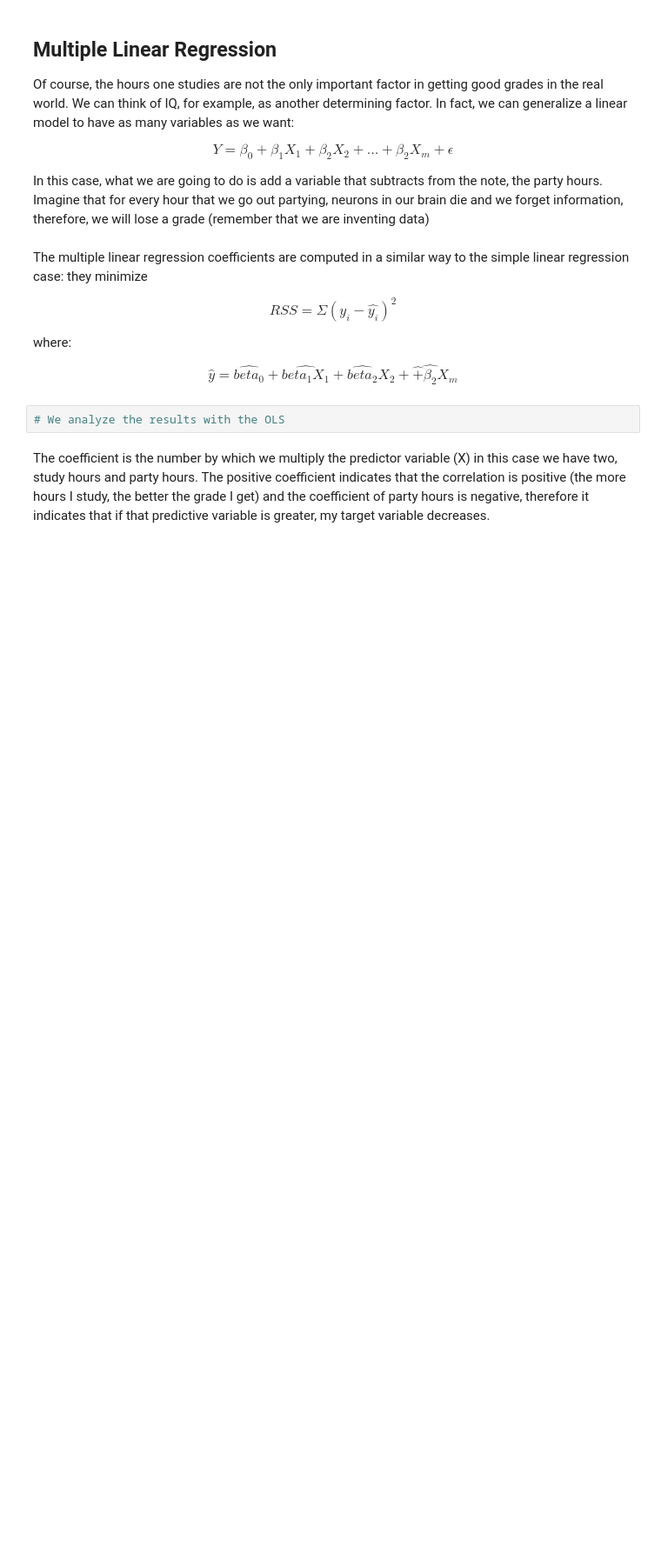
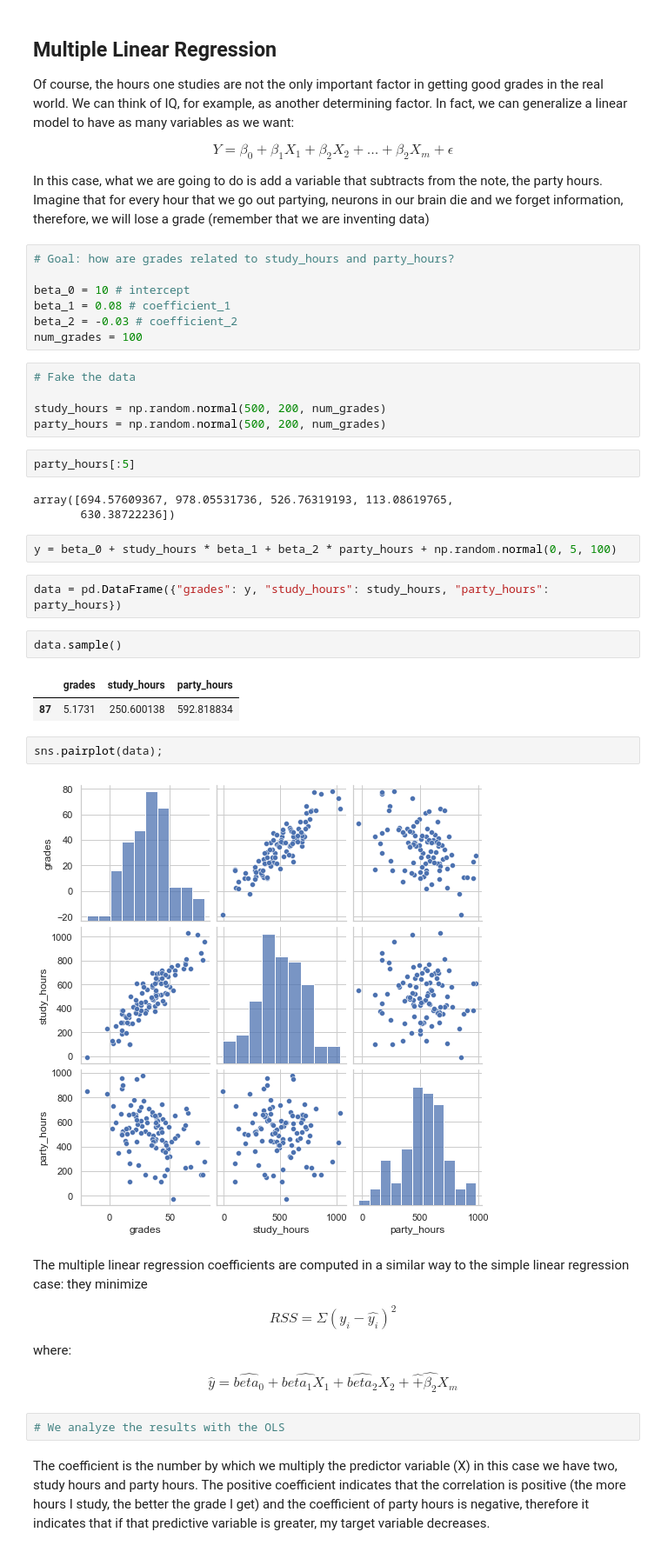
Before and after one commit to Ironhack-data-bcn-oct-2022/lectures, a Jupyter notebook: week-6/02 - Linear regression.ipynb, the cells around one changed output. Shown at 87% size. Drawn from its saved outputs; the diff is of its cells as text; blank space fills up the shorter version.

```diff
--- a/week-6/02 - Linear regression.ipynb
+++ b/week-6/02 - Linear regression.ipynb
@@ -609,6 +663,36 @@ Of course, the hours one studies are not the only important factor in getting go
 
  In this case, what we are going to do is add a variable that subtracts from the note, the party hours.
  Imagine that for every hour that we go out partying, neurons in our brain die and we forget information, therefore, we will lose a grade (remember that we are inventing data)
+# %%
+# Goal: how are grades related to study_hours and party_hours?
+
+beta_0 = 10 # intercept
+beta_1 = 0.08 # coefficient_1
+beta_2 = -0.03 # coefficient_2
+num_grades = 100
+# %%
+# Fake the data
+
+study_hours = np.random.normal(500, 200, num_grades)
+party_hours = np.random.normal(500, 200, num_grades)
+# %%
+party_hours[:5]
+# %% [output]
+array([694.57609367, 978.05531736, 526.76319193, 113.08619765,
+       630.38722236])
+# %%
+y = beta_0 + study_hours * beta_1 + beta_2 * party_hours + np.random.normal(0, 5, 100)
+# %%
+data = pd.DataFrame({"grades": y, "study_hours": study_hours, "party_hours": party_hours})
+# %%
+data.sample()
+# %% [output]
+|  | grades | study_hours | party_hours |
+| 87 | 5.1731 | 250.600138 | 592.818834 |
+# %%
+sns.pairplot(data);
+# %% [output]
+[figure, added]
 # %% [markdown]
 The multiple linear regression coefficients are computed in a similar way to the simple linear regression case: they minimize
 
```
Also changed, not shown: parts of 37 cells of this notebook.
